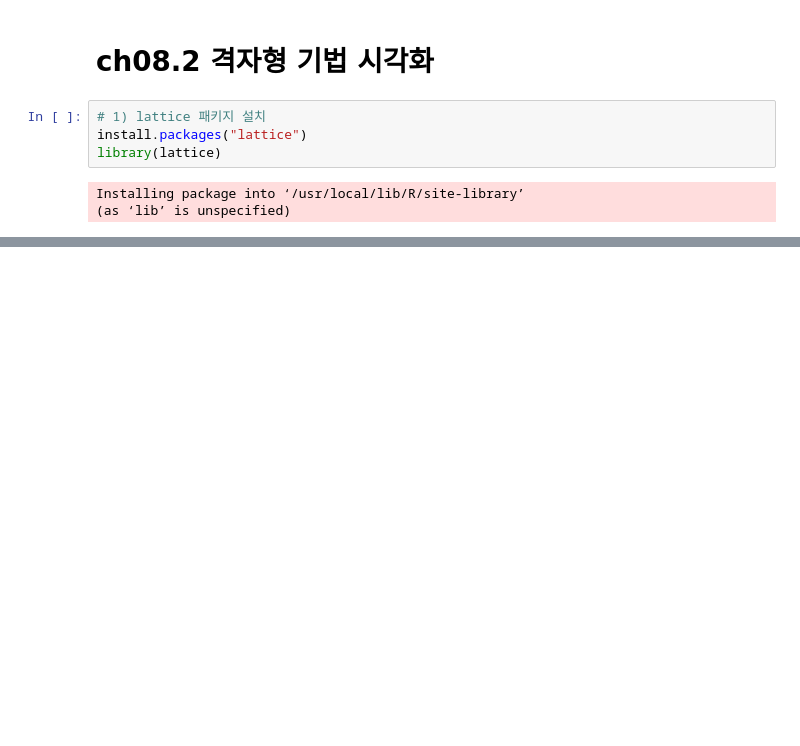
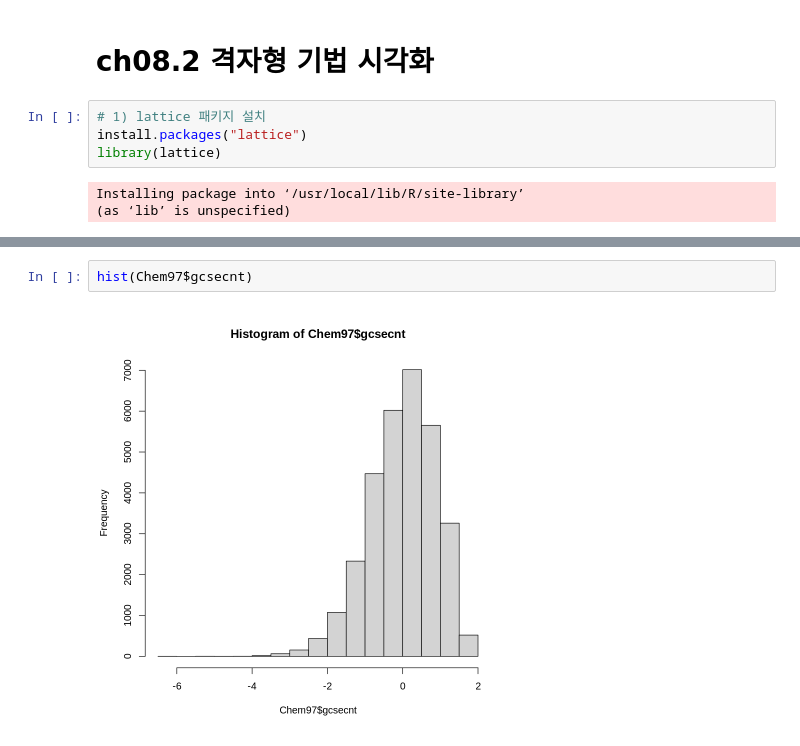
Before and after one commit to gyujin0450/RPRG_PartII, a Jupyter notebook: p233_격자형기법시각화.ipynb, the cells around one changed output, grey strips where cells are left out. Drawn from its saved outputs; the diff is of its cells as text; blank space fills up the shorter version.

```diff
--- a/p233_격자형기법시각화.ipynb
+++ b/p233_격자형기법시각화.ipynb
@@ -23,0 +74,4 @@ str(Chem97)
+# %%
+hist(Chem97$gcsecnt)
+# %% [output]
+[figure, added]
```
Also changed, not shown: parts of 49 cells of this notebook.
